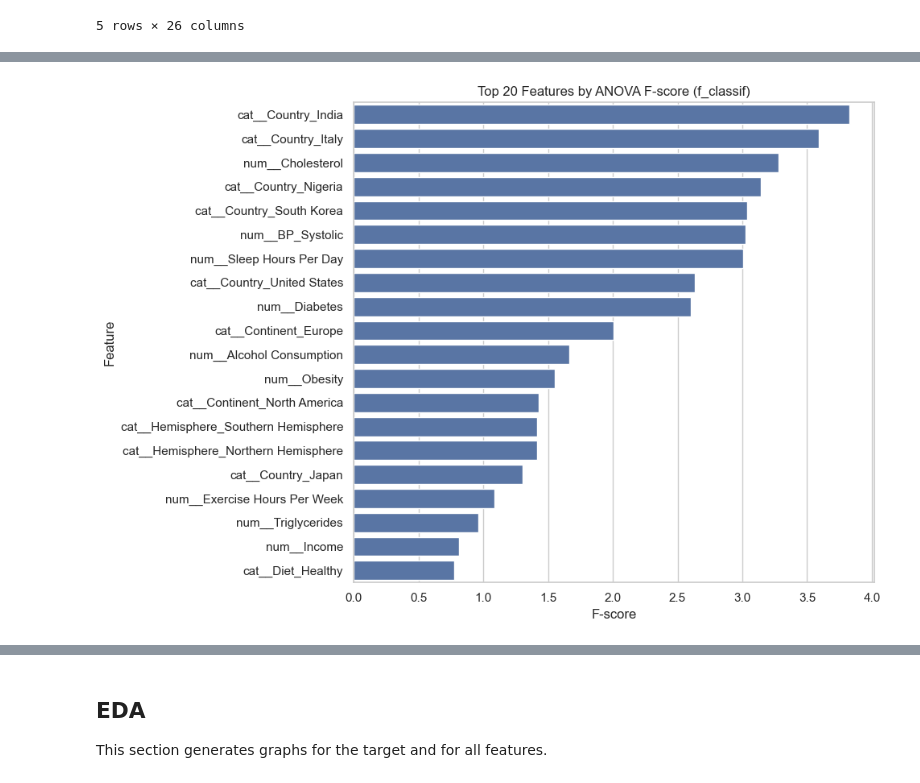
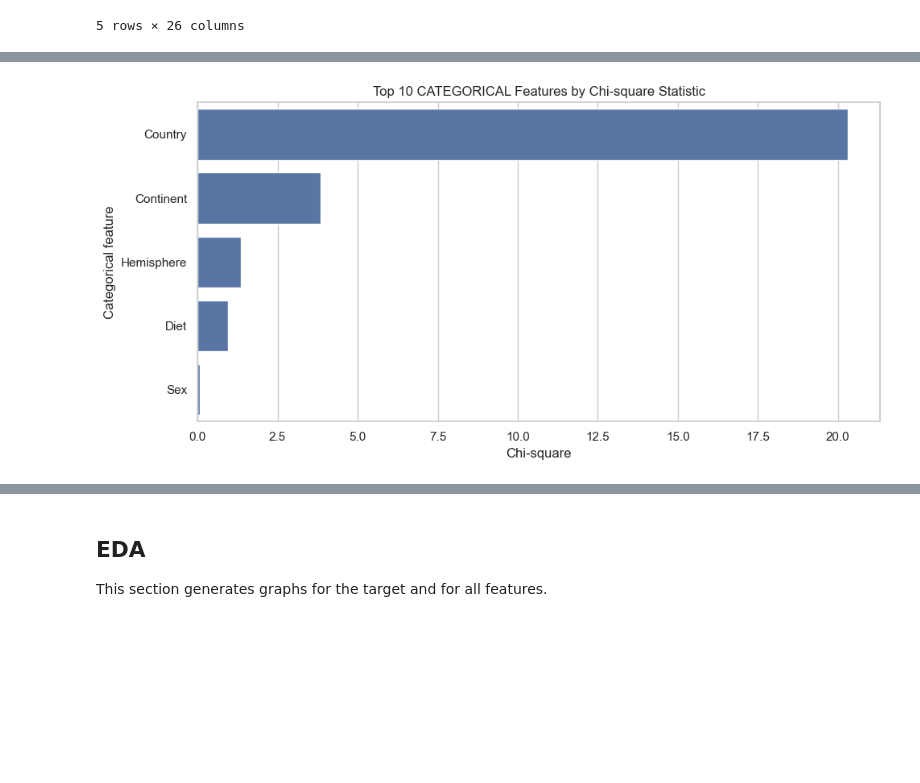
Before and after one commit to OmarHourani01/AI_Project_PSUT, a Jupyter notebook: heart_attack_classification.ipynb, the cells around one changed output, grey strips where cells are left out. Saved outputs shown, nothing was run; the diff lists cells and outputs as text; code cells hidden in the pictures; blank space fills up the shorter version.

```diff
--- a/heart_attack_classification.ipynb
+++ b/heart_attack_classification.ipynb
@@ -164,64 +164,50 @@ We’ll also extract the **top numeric features** from these rankings so the lat
 # %%
-from sklearn.feature_selection import mutual_info_classif, f_classif
-from scipy import sparse
+from sklearn.feature_selection import f_classif
 
-# Preprocess for filter methods: impute + one-hot (no scaling needed for MI/ANOVA ranking)
-rank_preprocess = ColumnTransformer(
-    transformers=[
-        ('num', SimpleImputer(strategy='median'), numeric_features),
-        ('cat', Pipeline(steps=[
-            ('imputer', SimpleImputer(strategy='most_frequent')),
-            ('onehot', OneHotEncoder(handle_unknown='ignore'))
-        ]), categorical_features),
-    ]
-)
-
-X_rank = rank_preprocess.fit_transform(X)
-feature_names = (
-    rank_preprocess.get_feature_names_out()
-    if hasattr(rank_preprocess, 'get_feature_names_out')
-    else np.array([f'feature_{i}' for i in range(X_rank.shape[1])])
- )
-
-# --- 1) Mutual Information ---
-mi = mutual_info_classif(X_rank, y, random_state=42)
-mi_s = pd.Series(mi, index=feature_names).sort_values(ascending=False)
-display(mi_s.head(30))
+# --- 1) Numeric vs target: ANOVA F-test (f_classif) ---
+num_imputer = SimpleImputer(strategy='median')
+X_num = num_imputer.fit_transform(X[numeric_features])
+f_scores, pvals = f_classif(X_num, y)
+anova_num = pd.DataFrame({
+    'feature': numeric_features,
+    'f_score': f_scores,
+    'p_value': pvals,
+}).sort_values('f_score', ascending=False)
+display(anova_num.head(25))
 
 plt.figure(figsize=(10, 7))
-sns.barplot(x=mi_s.head(20).values, y=mi_s.head(20).index)
-plt.title('Top 20 Features by Mutual Information')
-plt.xlabel('Mutual Information')
-plt.ylabel('Feature')
+sns.barplot(x=anova_num.head(15)['f_score'], y=anova_num.head(15)['feature'])
+plt.title('Top 15 NUMERIC Features by ANOVA F-score (f_classif)')
+plt.xlabel('F-score')
+plt.ylabel('Numeric feature')
 plt.tight_layout()
 plt.show()
 
-# --- 2) ANOVA F-test ---
-# f_classif may densify internally; with ~50–60 features this is fine.
-X_anova = X_rank.toarray() if sparse.issparse(X_rank) else X_rank
-f_scores, pvals = f_classif(X_anova, y)
-anova_s = pd.Series(f_scores, index=feature_names).sort_values(ascending=False)
-display(anova_s.head(30))
+# Keep top numeric features to drive the correlation heatmap later
+top_numeric_for_heatmap = anova_num['feature'].head(18).tolist()
+print('Top numeric features for heatmap:', top_numeric_for_heatmap)
 
-plt.figure(figsize=(10, 7))
-sns.barplot(x=anova_s.head(20).values, y=anova_s.head(20).index)
-plt.title('Top 20 Features by ANOVA F-score (f_classif)')
-plt.xlabel('F-score')
-plt.ylabel('Feature')
-plt.tight_layout()
-plt.show()
+# --- 2) Categorical vs target: Chi-square test of independence ---
+chi_rows = []
+for col in categorical_features:
+    s = X[col].astype('object').fillna('Missing')
+    ct = pd.crosstab(s, y)
+    # Need at least 2 categories and both classes present to compute chi-square
+    if ct.shape[0] < 2 or ct.shape[1] < 2:
+        continue
+    chi2, p, dof, expected = chi2_contingency(ct)
+    chi_rows.append({'feature': col, 'chi2': chi2, 'p_value': p, 'dof': dof, 'n_categories': int(ct.shape[0])})
 
-# --- Numeric features to drive the correlation heatmap later ---
-def _top_numeric_from(series, n=12):
-    # names look like 'num__Age' when produced by ColumnTransformer
-    idx = [name for name in series.index if str(name).startswith('num__')]
-    cleaned = [str(name).replace('num__', '', 1) for name in idx]
-    # keep only real numeric columns (safety)
-    cleaned = [c for c in cleaned if c in numeric_features]
-    return cleaned[:n]
+chi_df = pd.DataFrame(chi_rows).sort_values('chi2', ascending=False)
+display(chi_df)
 
-top_numeric_for_heatmap = list(dict.fromkeys(
-    _top_numeric_from(mi_s, n=12) + _top_numeric_from(anova_s, n=12)
-))
-print('Top numeric features for heatmap:', top_numeric_for_heatmap)
+if not chi_df.empty:
+    plt.figure(figsize=(10, 5))
+    top = chi_df.head(10)
+    sns.barplot(x=top['chi2'], y=top['feature'])
+    plt.title('Top 10 CATEGORICAL Features by Chi-square Statistic')
+    plt.xlabel('Chi-square')
+    plt.ylabel('Categorical feature')
+    plt.tight_layout()
+    plt.show()
 # %% [output]
@@ -263 +239 @@ dtype: float64
-[figure, old version]
+[figure, new version]
```
Also changed, not shown: parts of 12 cells of this notebook, 1 other file.
